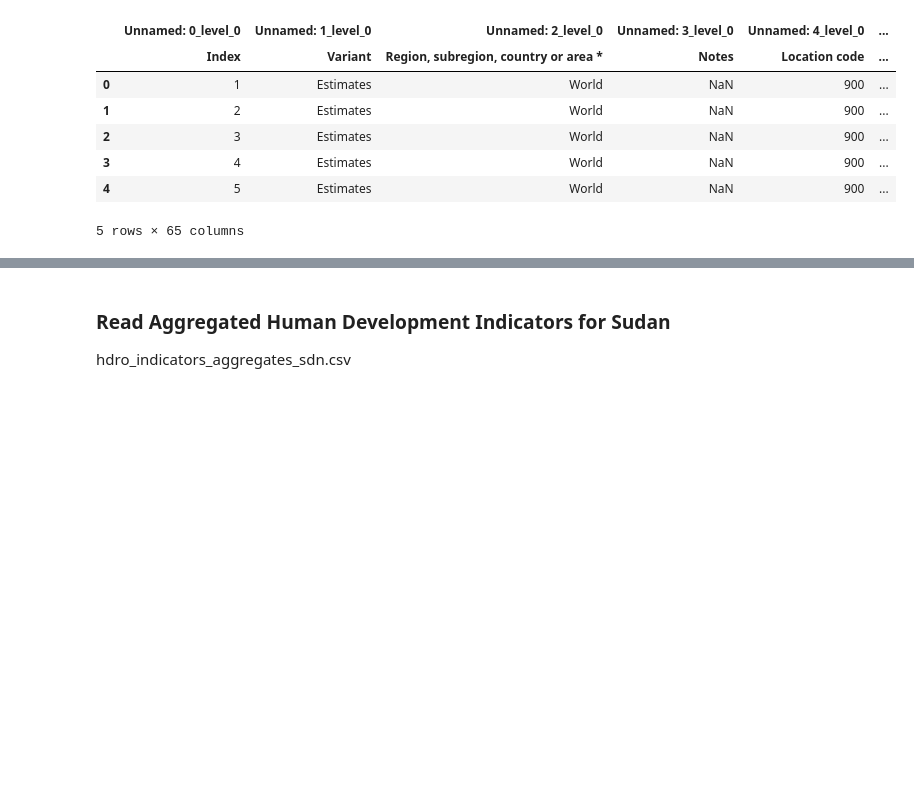
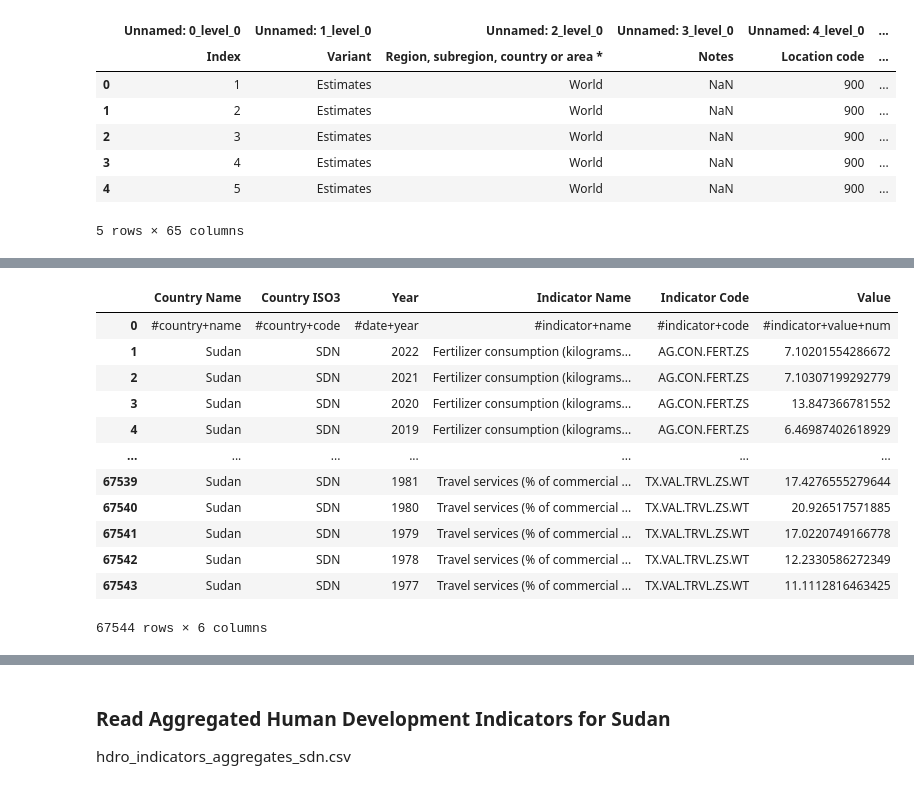
Before and after one commit to OmdenaAI/SudanChapter_AnalyzeHealthcareAccessibility, a Jupyter notebook: 03_Data_preprocessing/demographics/demographics.ipynb, the cells around one changed output, grey strips where cells are left out. Drawn from its saved outputs; the diff is of its cells as text; code cells hidden in the pictures; blank space fills up the shorter version.

```diff
--- a/03_Data_preprocessing/demographics/demographics.ipynb
+++ b/03_Data_preprocessing/demographics/demographics.ipynb
@@ -145,0 +342,17 @@ demographics.to_csv('demographics.csv')
+# %%
+df=pd.read_csv('./MyDrive/MyDrive/omneda_sudan/indicators_sdn.csv')
+df
+# %% [output]
+|  | Country Name | Country ISO3 | Year | Indicator Name | Indicator Code | Value |
+| 0 | #country+name | #country+code | #date+year | #indicator+name | #indicator+code | #indicator+value+num |
+| 1 | Sudan | SDN | 2022 | Fertilizer consumption (kilograms... | AG.CON.FERT.ZS | 7.10201554286672 |
+| 2 | Sudan | SDN | 2021 | Fertilizer consumption (kilograms... | AG.CON.FERT.ZS | 7.10307199292779 |
+| 3 | Sudan | SDN | 2020 | Fertilizer consumption (kilograms... | AG.CON.FERT.ZS | 13.847366781552 |
+| 4 | Sudan | SDN | 2019 | Fertilizer consumption (kilograms... | AG.CON.FERT.ZS | 6.46987402618929 |
+| ... | ... | ... | ... | ... | ... | ... |
+| 67539 | Sudan | SDN | 1981 | Travel services (% of commercial ... | TX.VAL.TRVL.ZS.WT | 17.4276555279644 |
+| 67540 | Sudan | SDN | 1980 | Travel services (% of commercial ... | TX.VAL.TRVL.ZS.WT | 20.926517571885 |
+| 67541 | Sudan | SDN | 1979 | Travel services (% of commercial ... | TX.VAL.TRVL.ZS.WT | 17.0220749166778 |
+| 67542 | Sudan | SDN | 1978 | Travel services (% of commercial ... | TX.VAL.TRVL.ZS.WT | 12.2330586272349 |
+| 67543 | Sudan | SDN | 1977 | Travel services (% of commercial ... | TX.VAL.TRVL.ZS.WT | 11.1112816463425 |
+67544 rows × 6 columns
```
Also changed, not shown: parts of 39 cells of this notebook, 1 other file.
